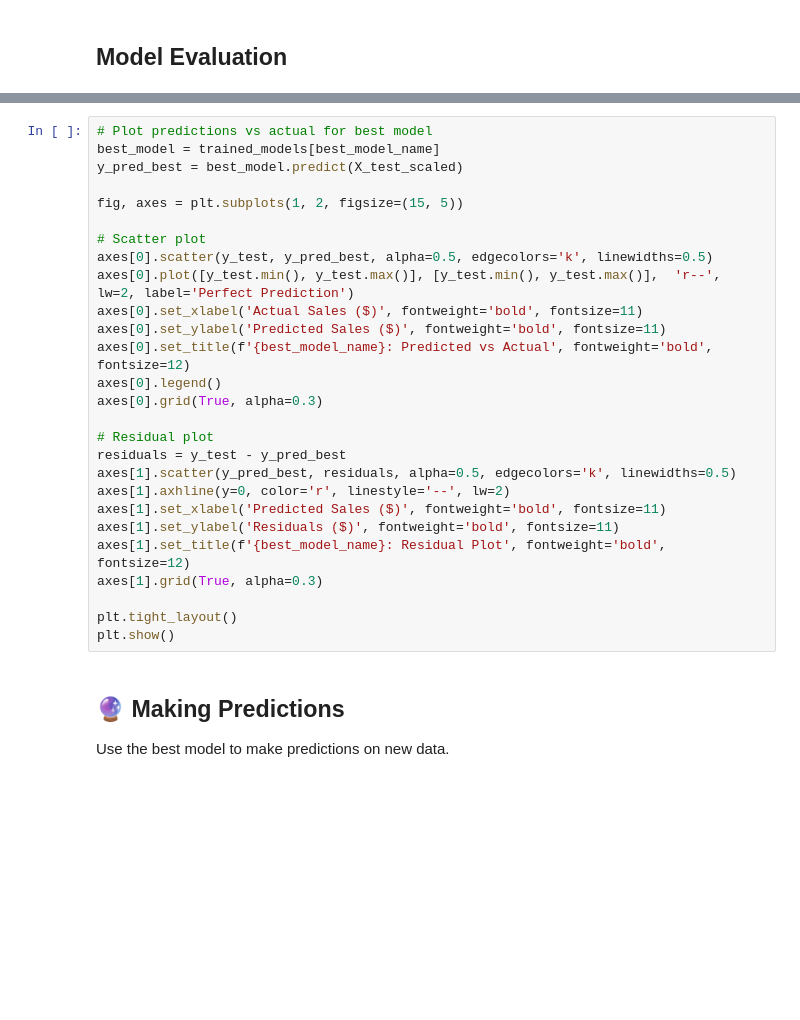
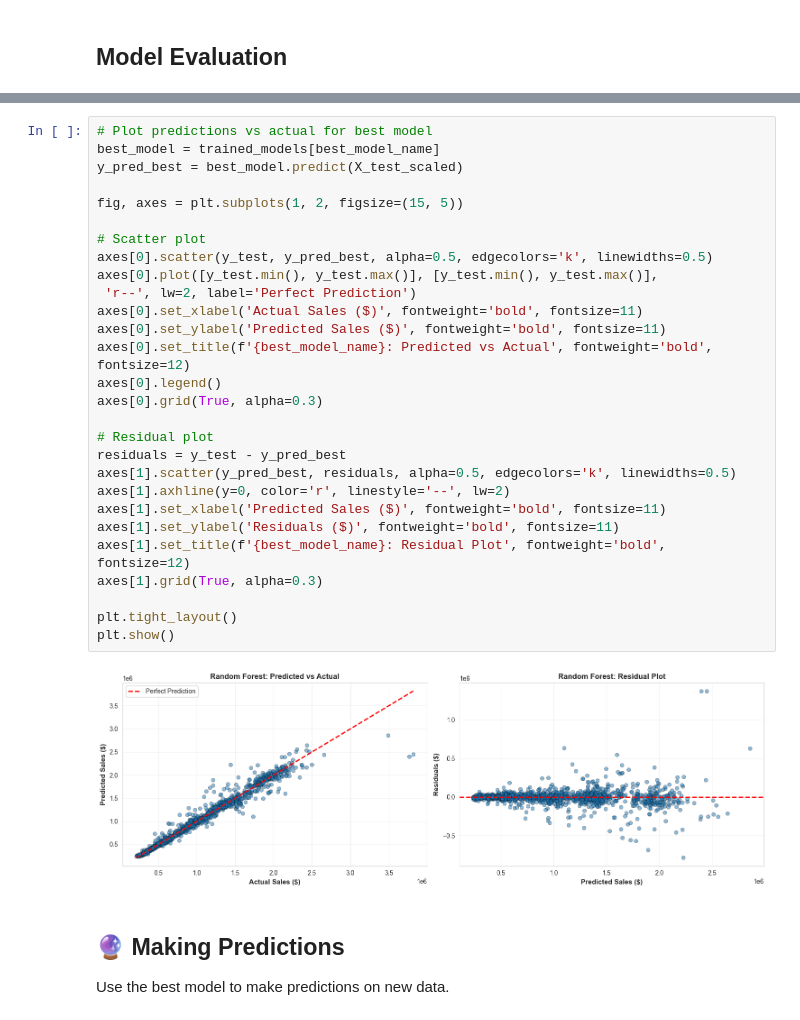
Before and after one commit to ahmedgalalxxx/Walmart-Sales-Prediction, a Jupyter notebook: Walmart_Sales_Prediction_Colab.ipynb, the cells around one changed output, grey strips where cells are left out. Saved outputs shown, nothing was run; the diff lists cells and outputs as text; blank space fills up the shorter version.

```diff
--- a/Walmart_Sales_Prediction_Colab.ipynb
+++ b/Walmart_Sales_Prediction_Colab.ipynb
@@ -322,30 +471,33 @@ plt.show()
 # %%
 # Plot predictions vs actual for best model
 best_model = trained_models[best_model_name]
 y_pred_best = best_model.predict(X_test_scaled)
 
 fig, axes = plt.subplots(1, 2, figsize=(15, 5))
 
 # Scatter plot
 axes[0].scatter(y_test, y_pred_best, alpha=0.5, edgecolors='k', linewidths=0.5)
-axes[0].plot([y_test.min(), y_test.max()], [y_test.min(), y_test.max()],  'r--', lw=2, label='Perfect Prediction')
+axes[0].plot([y_test.min(), y_test.max()], [y_test.min(), y_test.max()],
+ 'r--', lw=2, label='Perfect Prediction')
 axes[0].set_xlabel('Actual Sales ($)', fontweight='bold', fontsize=11)
 axes[0].set_ylabel('Predicted Sales ($)', fontweight='bold', fontsize=11)
 axes[0].set_title(f'{best_model_name}: Predicted vs Actual', fontweight='bold', fontsize=12)
 axes[0].legend()
 axes[0].grid(True, alpha=0.3)
 
 # Residual plot
 residuals = y_test - y_pred_best
 axes[1].scatter(y_pred_best, residuals, alpha=0.5, edgecolors='k', linewidths=0.5)
 axes[1].axhline(y=0, color='r', linestyle='--', lw=2)
 axes[1].set_xlabel('Predicted Sales ($)', fontweight='bold', fontsize=11)
 axes[1].set_ylabel('Residuals ($)', fontweight='bold', fontsize=11)
 axes[1].set_title(f'{best_model_name}: Residual Plot', fontweight='bold', fontsize=12)
 axes[1].grid(True, alpha=0.3)
 
 plt.tight_layout()
 plt.show()
+# %% [output]
+[figure, added]
 # %% [markdown]
 ## 🔮 Making Predictions
 
```
Also changed, not shown: parts of 32 cells of this notebook, 3 other files.
